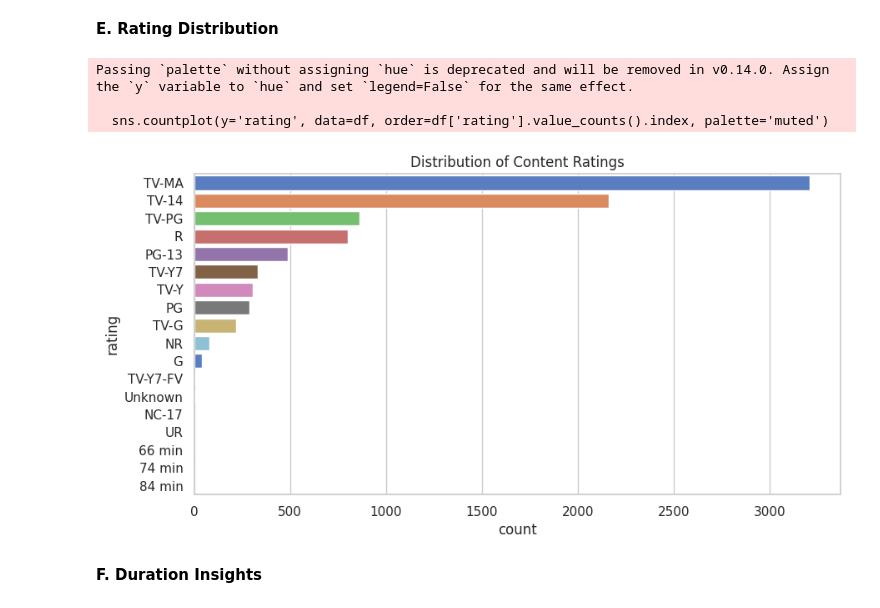
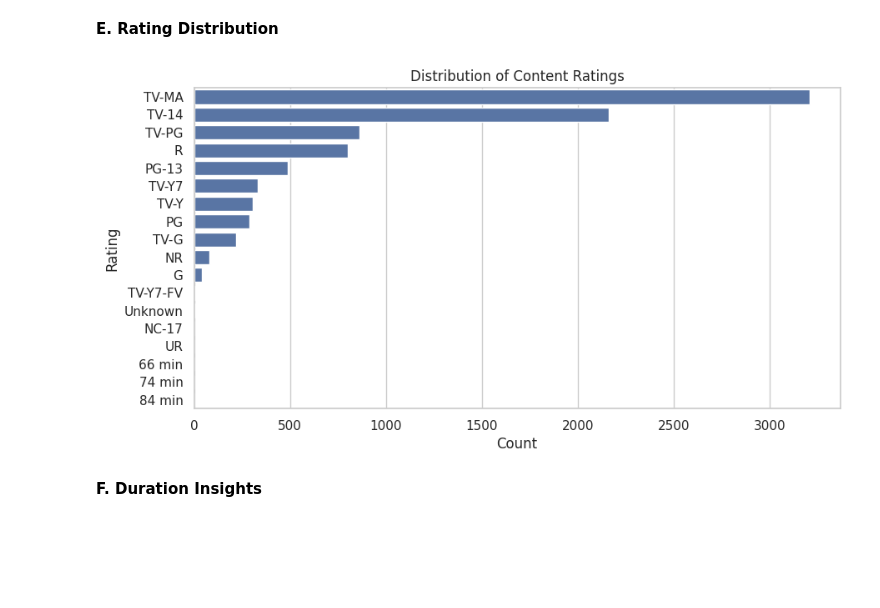
Before and after one commit to madhurasharan/Netflix-Dataset-Analysis, a Jupyter notebook: Netflix_Analysis.ipynb, the cells around one changed output. Drawn from its saved outputs; the diff is of its cells as text; code cells hidden in the pictures; blank space fills up the shorter version.

```diff
--- a/Netflix_Analysis.ipynb
+++ b/Netflix_Analysis.ipynb
@@ -168,14 +156,17 @@ Passing `palette` without assigning `hue` is deprecated and will be removed in v
 # %% [markdown]
 **E. Rating Distribution**
 # %%
-sns.countplot(y='rating', data=df, order=df['rating'].value_counts().index, palette='muted')
+sns.countplot(
+    y='rating',
+    data=df,
+    order=df['rating'].value_counts().index
+)
 plt.title('Distribution of Content Ratings')
+plt.xlabel('Count')
+plt.ylabel('Rating')
 plt.show()
 # %% [output]
-Passing `palette` without assigning `hue` is deprecated and will be removed in v0.14.0. Assign the `y` variable to `hue` and set `legend=False` for the same effect.
-
-  sns.countplot(y='rating', data=df, order=df['rating'].value_counts().index, palette='muted')
-[figure, old version]
+[figure, new version]
 # %% [markdown]
 **F. Duration Insights**
 # %%
```
Also changed, not shown: parts of 3 cells of this notebook.
